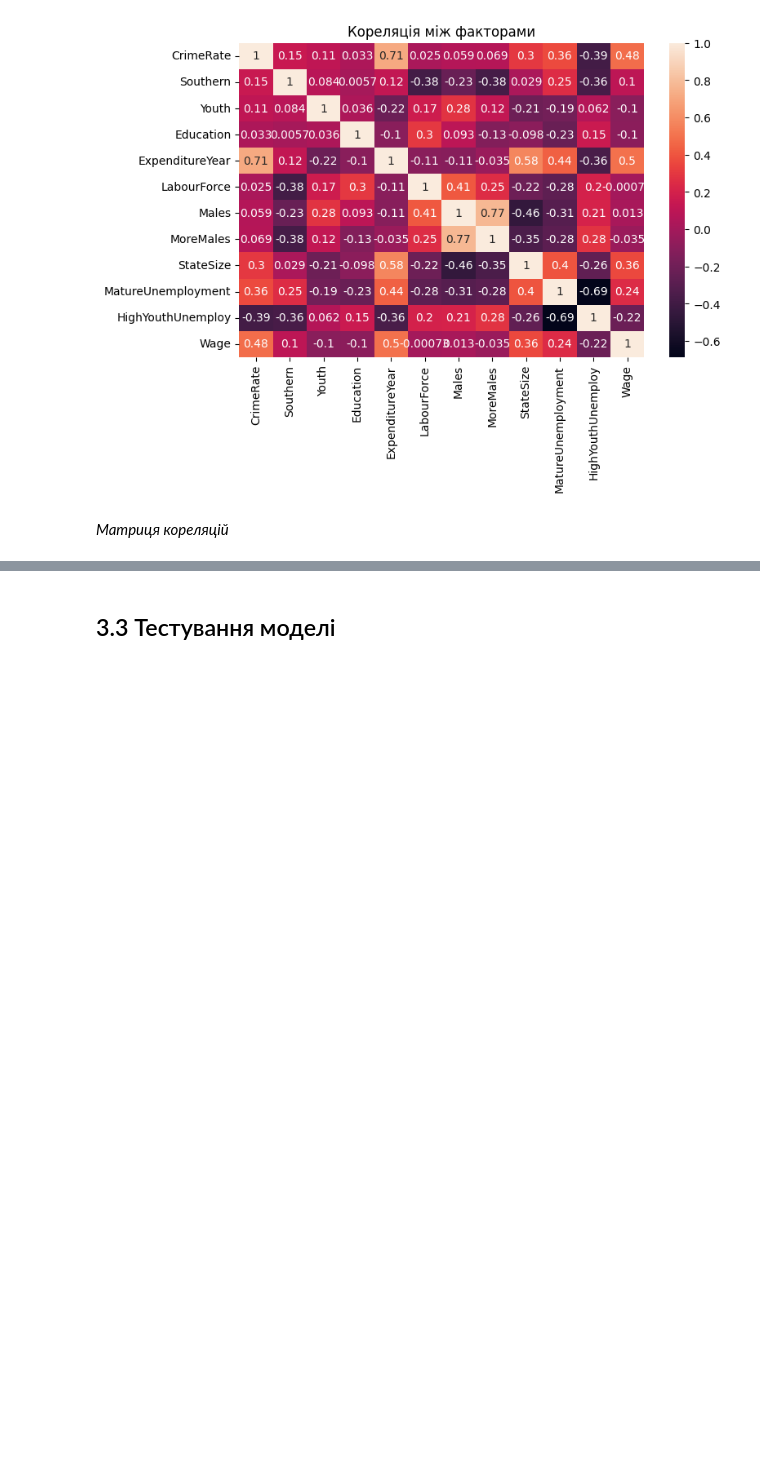
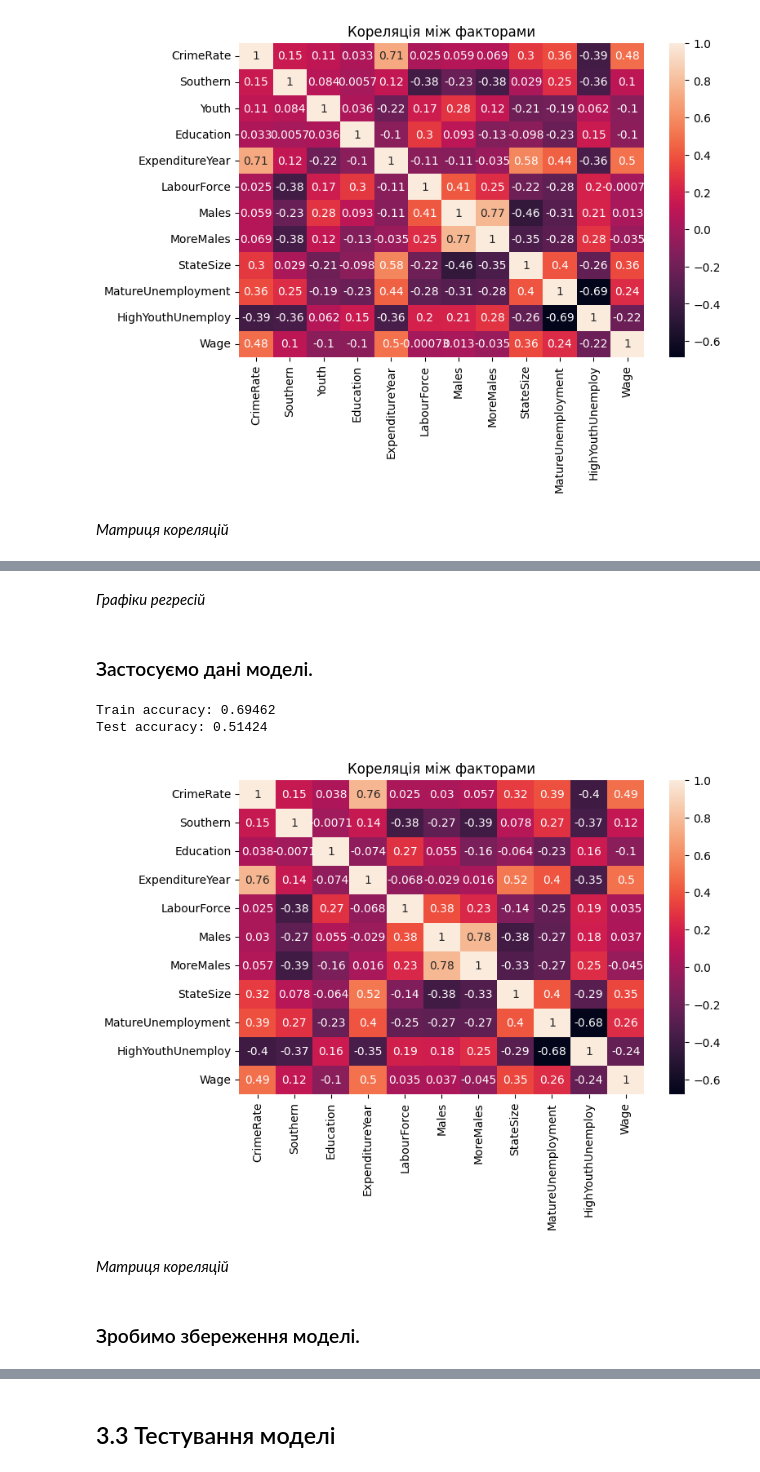
Before and after one commit to SideShowBoBGOT/DataAnalysisFifthSemester, a Jupyter notebook: Lab7/lab7.ipynb, the cells around one changed output, grey strips where cells are left out. Saved outputs shown, nothing was run; the diff lists cells and outputs as text; code cells hidden in the pictures; blank space fills up the shorter version.

```diff
--- a/Lab7/lab7.ipynb
+++ b/Lab7/lab7.ipynb
@@ -220,0 +267,21 @@ Test accuracy: 0.52795
+# %% [markdown]
+*Графіки регресій*
+# %% [markdown]
+### Застосуємо дані моделі.
+# %%
+df = dd.copy()
+for i, n in enumerate(degrees.keys()):
+    model = poly(df, name, n, degrees[n])
+    df[n] -= model(df[name])
+
+df.drop([name], axis=1, inplace=True)
+poly_train_test(df, 1)
+corr_map(df, (8, 5))
+# %% [output]
+Train accuracy: 0.69462
+Test accuracy: 0.51424
+[figure, added]
+# %% [markdown]
+*Матриця кореляцій*
+# %% [markdown]
+### Зробимо збереження моделі.
```
Also changed, not shown: parts of 23 cells of this notebook.
